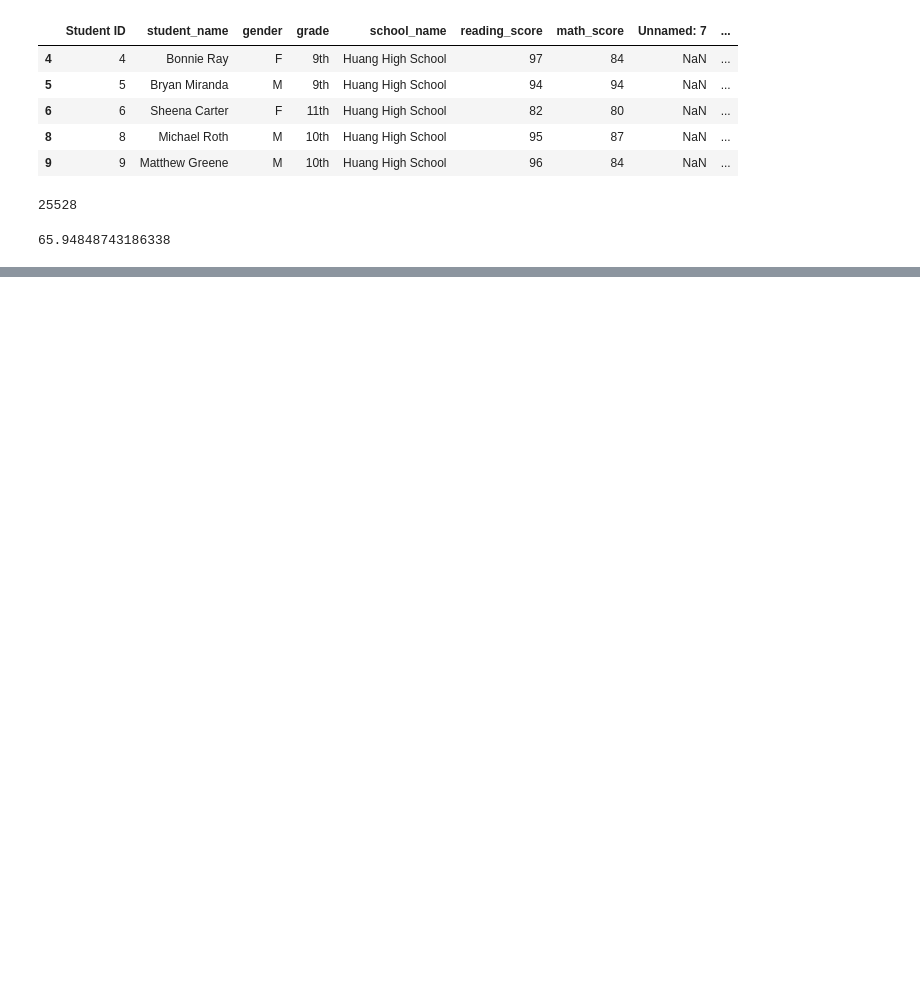
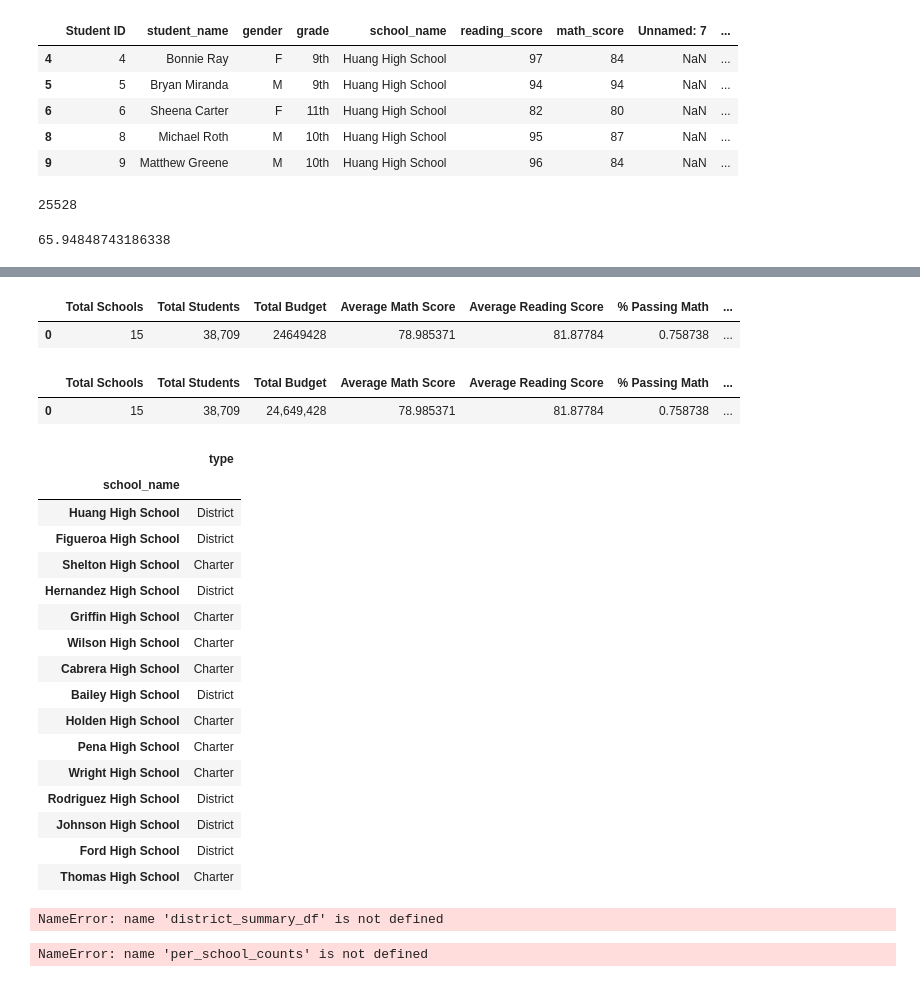
Before and after one commit to rhutDU18/School_Disctrict_Analysis, a Jupyter notebook: PyCitySchools_Challenge_ipynb.ipynb, the cells around one changed output, grey strips where cells are left out. Drawn from its saved outputs; the diff is of its cells as text; code cells hidden in the pictures; blank space fills up the shorter version.

```diff
--- a/PyCitySchools_Challenge_ipynb.ipynb
+++ b/PyCitySchools_Challenge_ipynb.ipynb
@@ -131,0 +150,4 @@ school_count
+# %%
+# Calculate the total Student Count
+per_school_counts = school_data_df.set_index(["school_name"])["size"]
+per_school_counts
@@ -205,0 +232,66 @@ NameError: name 'total_budget' is not defined
+# %%
+# Format the "Total Students" to have the comma for a thousands separator.
+district_summary_df["Total Students"] = district_summary_df["Total Students"].map("{:,}".format)
+
+district_summary_df
+# %% [output]
+|  | Total Schools | Total Students | Total Budget | Average Math Score | Average Reading Score | % Passing Math | ... |
+| 0 | 15 | 38,709 | 24649428 | 78.985371 | 81.87784 | 0.758738 | ... |
+# %%
+# Format the "Total Budget" to have the comma for a thousands separator.
+
+district_summary_df["Total Budget"] = district_summary_df["Total Budget"].map("{:,}".format)
+
+district_summary_df
+# %% [output]
+|  | Total Schools | Total Students | Total Budget | Average Math Score | Average Reading Score | % Passing Math | ... |
+| 0 | 15 | 38,709 | 24,649,428 | 78.985371 | 81.87784 | 0.758738 | ... |
+# %%
+# Determine the school type
+per_school_types = school_data_df.set_index(["school_name"])["type"]
+# %%
+# Add the per_school_types into a DataFrame for testing.
+df = pd.DataFrame(per_school_types)
+df
+# %% [output]
+|  | type |
+| school_name |  |
+| Huang High School | District |
+| Figueroa High School | District |
+| Shelton High School | Charter |
+| Hernandez High School | District |
+| Griffin High School | Charter |
+| Wilson High School | Charter |
+| Cabrera High School | Charter |
+| Bailey High School | District |
+| Holden High School | Charter |
+| Pena High School | Charter |
+| Wright High School | Charter |
+| Rodriguez High School | District |
+| Johnson High School | District |
+| Ford High School | District |
+| Thomas High School | Charter |
+# %%
+# Reorder the Columns
+new_column_order = ["Per_School_Type","Total Students","Total Budget","Average Math Score","Average Reading Score","% Passing Math","% Passing Reading","% Overall Passing"]
+
+# Assign the district summary df new column order
+district_summary_df = district_summary_df[new_column_order]
+district_summary_df
+# %% [output]
+NameError: name 'district_summary_df' is not defined
+# %%
+per_school_summary_df = pd.DataFrame({
+    "School Type": per_school_types,
+    "Total Students": per_school_counts,
+    "Total School Budget": per_school_budget,
+    "Per Student Budget": per_school_capita,
+    "Average Math Score": per_school_math,
+    "Average Reading Score": per_school_reading,
+    "% Passing Math": per_school_passing_math,
+    "% Passing Reading": per_school_passing_reading,
+    "% Overall Passing": per_overall_passing_percentage})
+
+per_school_summary_df.head()
+# %% [output]
+NameError: name 'per_school_counts' is not defined
```
Also changed, not shown: parts of 7 cells of this notebook, 1 other file.
